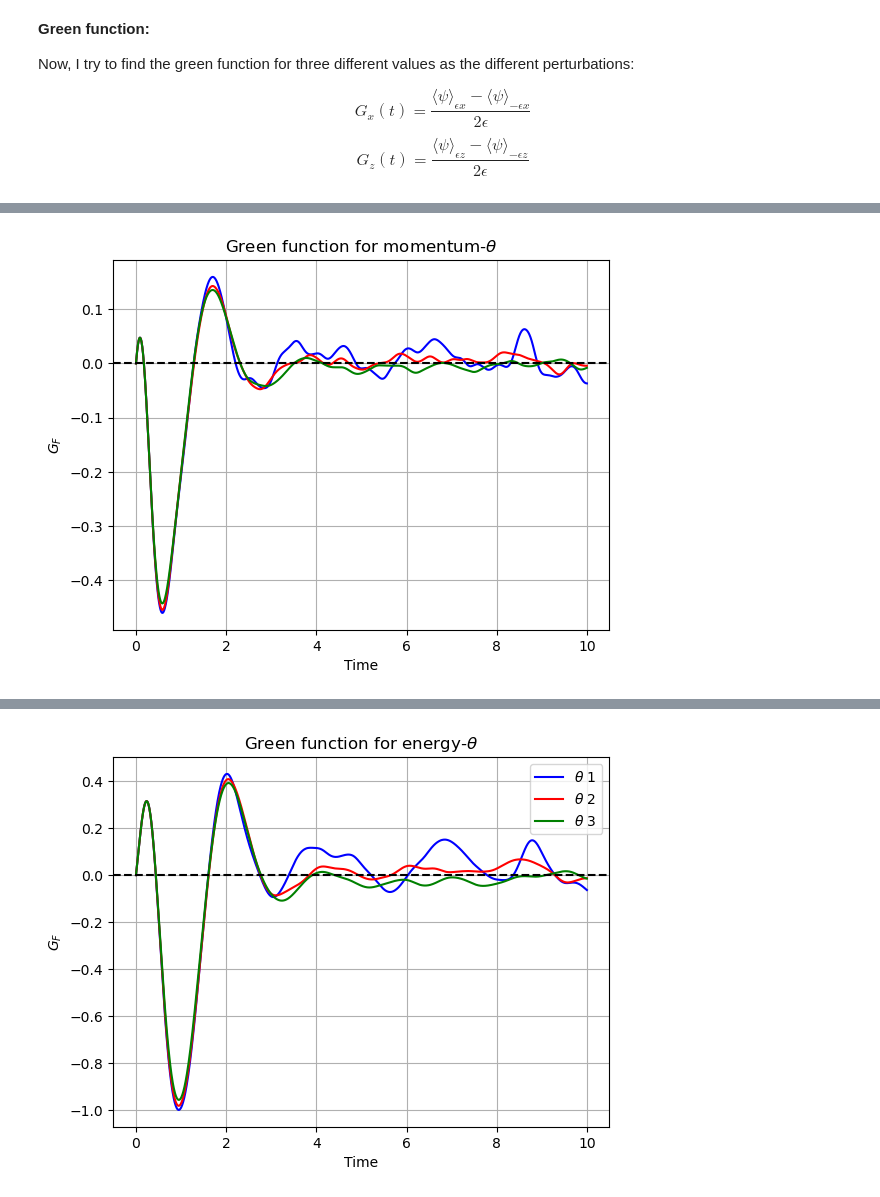
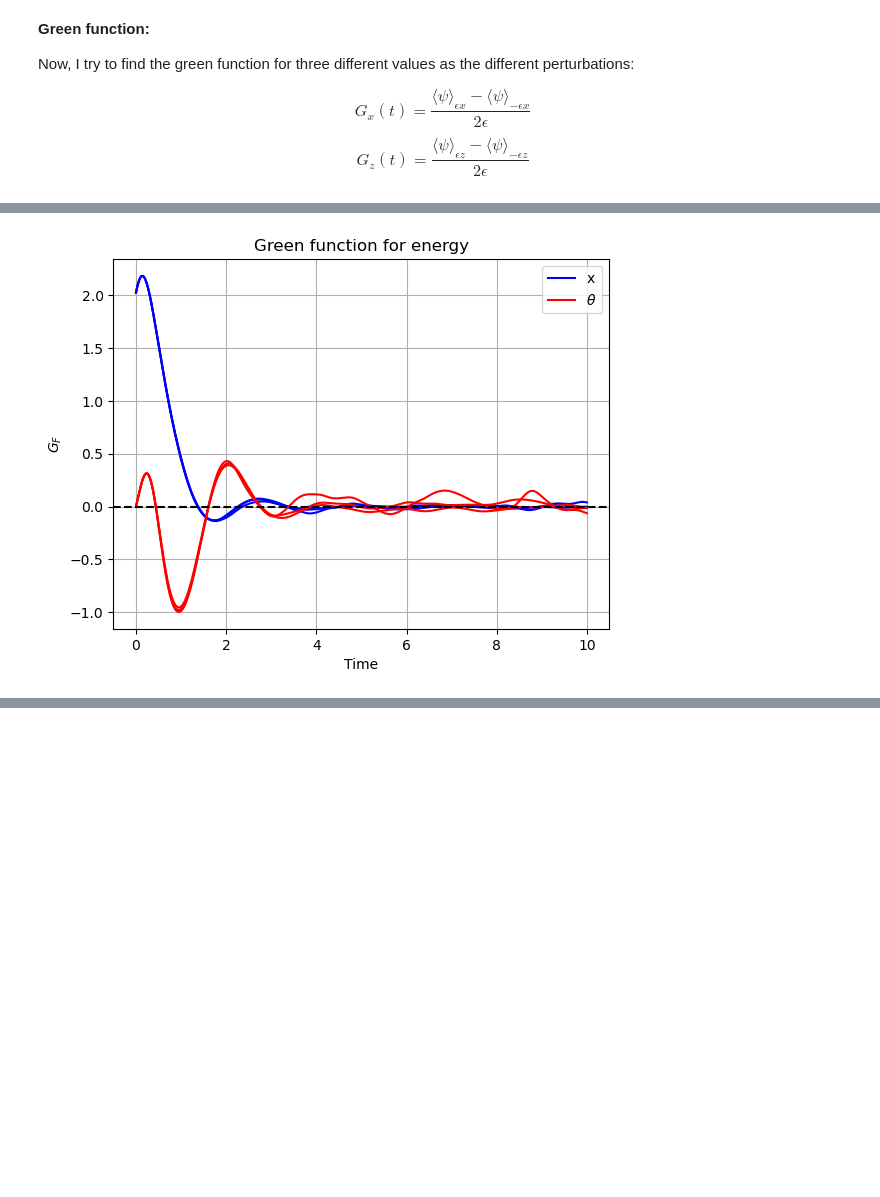
Before and after one commit to SarahYousefi240/L96-2V, a Jupyter notebook: Lorents_96_improved_2v.ipynb, the cells around one changed output, grey strips where cells are left out. Saved outputs shown, nothing was run; the diff lists cells and outputs as text; code cells hidden in the pictures; blank space fills up the shorter version.

```diff
--- a/Lorents_96_improved_2v.ipynb
+++ b/Lorents_96_improved_2v.ipynb
@@ -764,9 +764,9 @@ relaxation1_cross_list = []
 relaxation2_cross_list = []
 relaxation3_cross_list = []
 
-eps1 = 0.2
-eps2 = 0.5
-eps3 = 0.8
+eps1 = 0.02
+eps2 = 0.05
+eps3 = 0.08
 
 for i in range(M):
     xi = unperturbed_sample_x[i, :]
@@ -985,9 +985,9 @@ relaxation2_cross_list = []
 relaxation3_cross_list = []
 
 
-eps1 = 0.2
-eps2 = 0.5
-eps3 = 0.8
+eps1 = 0.02
+eps2 = 0.05
+eps3 = 0.08
 
 for i in range(M):
     xi = unperturbed_sample_x[i, :]
@@ -2052,6 +2058,10 @@ $$
 # %%
 #Green function
 # Considering the perturbation on F
+
+eps1 = 0.2
+eps2 = 0.5
+eps3 = 0.8
 
 G_mom_1x_F = (mean_response_1_x - mean_response_1_xm)/ (2 * eps1)
 G_mom_2x_F = (mean_response_2_x - mean_response_2_xm)/ (2 * eps2)
@@ -2076,28 +2086,17 @@ G_cross_3F = (mean_cross_response3 - mean_cross_response3m)/ (2 * eps3)
 time_relax = np.arange(0, 10, dt)
 
 fig, ax = plt.subplots()
-ax.plot(time_relax, G_mom_1x_F, color='blue')
-ax.plot(time_relax, G_mom_2x_F, color='red')
-ax.plot(time_relax, G_mom_3x_F, color='green')
-ax.set_xlabel("Time")
-ax.set_ylabel(r"$G_F$")
-ax.set_title("Green function for momentum-x")
+ax.plot(time_relax, G_mom_1x_F, label='x', color='blue')
+ax.plot(time_relax, G_mom_2x_F, color='blue')
+ax.plot(time_relax, G_mom_3x_F, color='blue')
 
-ax.axhline(0, color='black', linestyle='--')
-ax.grid()
-
-plt.show()
-
-time_relax = np.arange(0, 10, dt)
-
-fig, ax = plt.subplots()
-ax.plot(time_relax, G_mom_1z_F, color='blue')
+ax.plot(time_relax, G_mom_1z_F, label='$\\theta$', color='red')
 ax.plot(time_relax, G_mom_2z_F, color='red')
-ax.plot(time_relax, G_mom_3z_F, color='green')
+ax.plot(time_relax, G_mom_3z_F, color='red')
 
 ax.set_xlabel("Time")
 ax.set_ylabel(r"$G_F$")
-ax.set_title("Green function for momentum-$\\theta$")
+ax.set_title("Green function for momentum")
 
 ax.axhline(0, color='black', linestyle='--')
 ax.grid()
@@ -2106,12 +2105,17 @@ plt.show()
 
 fig, ax = plt.subplots()
 
-ax.plot(time_relax, G_energy_1x_F, label='x1', color='blue')
-ax.plot(time_relax, G_energy_2x_F, label='x2', color='red')
-ax.plot(time_relax, G_energy_3x_F, label='x3', color='green')
+ax.plot(time_relax, G_energy_1x_F, label='x', color='blue')
+ax.plot(time_relax, G_energy_2x_F, color='blue')
+ax.plot(time_relax, G_energy_3x_F, color='blue')
+
+ax.plot(time_relax, G_energy_1z_F, label='$\\theta$ ', color='red')
+ax.plot(time_relax, G_energy_2z_F, color='red')
+ax.plot(time_relax, G_energy_3z_F, color='red')
+
 ax.set_xlabel("Time")
 ax.set_ylabel(r"$G_F$")
-ax.set_title("Green function for energy-x")
+ax.set_title("Green function for energy")
 
 ax.axhline(0, color='black', linestyle='--')
 ax.legend()
@@ -2121,25 +2125,9 @@ plt.show()
 
 fig, ax = plt.subplots()
 
-ax.plot(time_relax, G_energy_1z_F, label='$\\theta$ 1', color='blue')
-ax.plot(time_relax, G_energy_2z_F, label='$\\theta$ 2', color='red')
-ax.plot(time_relax, G_energy_3z_F, label='$\\theta$ 3', color='green')
-
-ax.set_xlabel("Time")
-ax.set_ylabel(r"$G_F$")
-ax.set_title("Green function for energy-$\\theta$")
-
-ax.axhline(0, color='black', linestyle='--')
-ax.legend()
-ax.grid()
-
-plt.show()
-
-fig, ax = plt.subplots()
-
-ax.plot(time_relax, G_cross_1F, label='$x1\\theta$ 1', color='blue')
-ax.plot(time_relax, G_cross_2F, label='$x2\\theta$ 2', color='red')
-ax.plot(time_relax, G_cross_3F, label='$x3\\theta$ 3', color='green')
+ax.plot(time_relax, G_cross_1F, label='$\\epsilon$ 1', color='blue')
+ax.plot(time_relax, G_cross_2F, label='$\\epsilon$ 2', color='red')
+ax.plot(time_relax, G_cross_3F, label='$\\epsilon$ 3', color='green')
 
 ax.set_xlabel("Time")
 ax.set_ylabel(r"$G_F$")
@@ -2155 +2143 @@ plt.show()
-[figure, old version]
+[figure, new version]
@@ -2157 +2144,0 @@ plt.show()
-[figure, removed]
```
Also changed, not shown: parts of 21 cells of this notebook.
